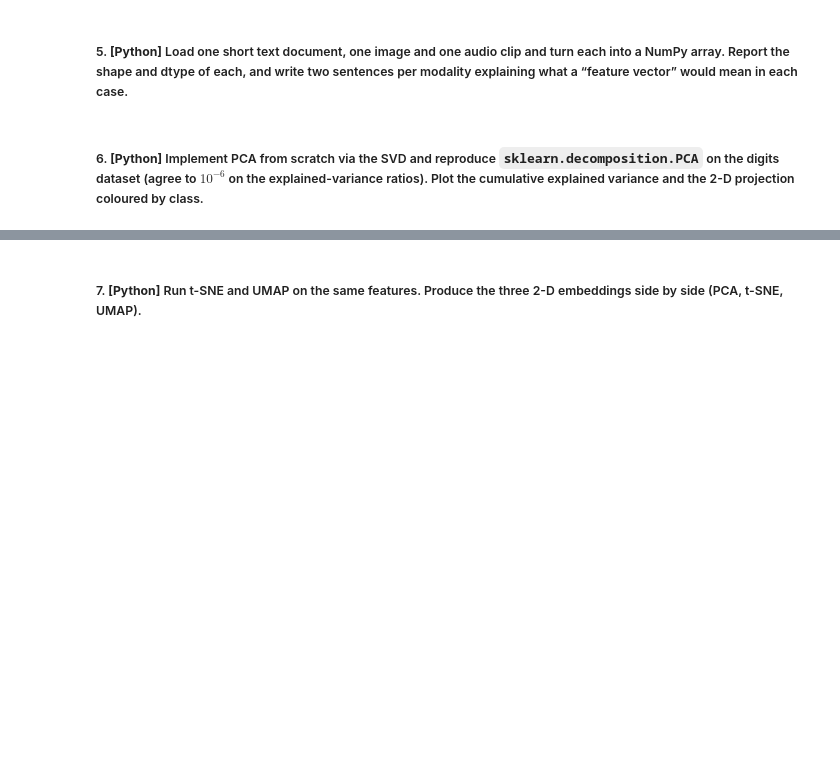
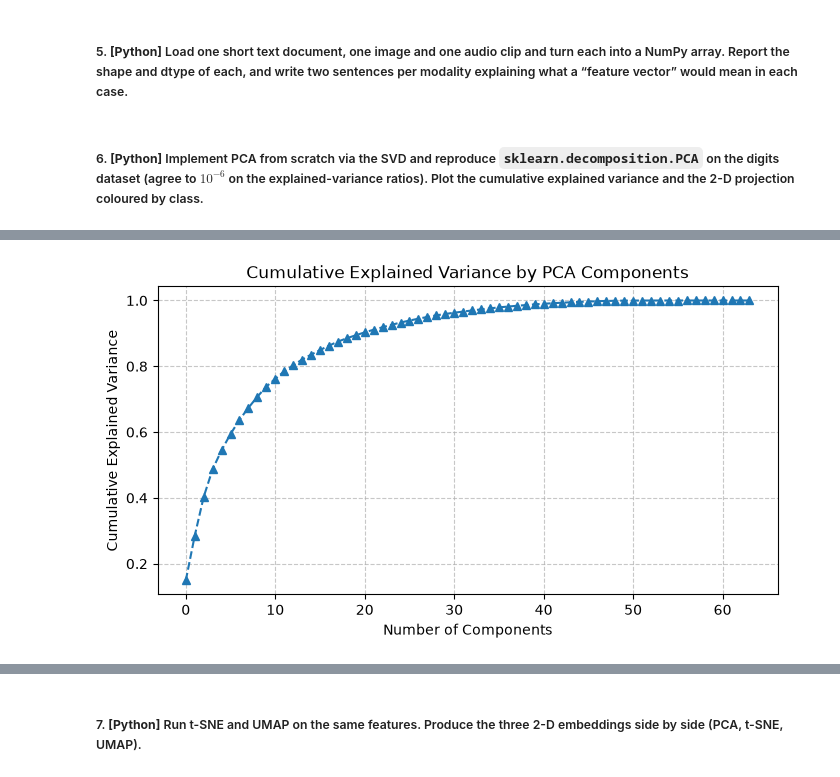
Before and after one commit to Jagaxxx/AUD_labs, a Jupyter notebook: Problem Set 1/l1.ipynb, the cells around one changed output, grey strips where cells are left out. Saved outputs shown, nothing was run; the diff lists cells and outputs as text; code cells hidden in the pictures; blank space fills up the shorter version.

```diff
--- a/Problem Set 1/l1.ipynb
+++ b/Problem Set 1/l1.ipynb
@@ -13,0 +118,26 @@
+# %%
+def pca_via_svd(X: pd.DataFrame, n_components=None) -> tuple[np.ndarray, np.ndarray, np.ndarray]:
+    X_centered = X - np.mean(X, axis=0)
+
+    # X = U @ diag(S) @ Vt
+    U, S, Vt = linalg.svd(X_centered, full_matrices=False)
+
+    n_samples = X.shape[0]
+    eigenvalues = S**2 / (n_samples - 1)
+    eigenvectors = Vt.T   # columns of Vt.T are the normalized eigenvectors of the matrix X.T @ X
+
+    idx_sorted = np.argsort(eigenvalues)[::-1]
+    eigenval_sorted = eigenvalues[idx_sorted]
+    eigenvec_sorted = eigenvectors[:, idx_sorted]
+
+    total_variance = np.sum(eigenval_sorted)
+    explained_var_ratio = eigenval_sorted / total_variance
+
+    if n_components is not None:
+        eigenvec_filtered = eigenvec_sorted[:, :n_components]
+    else:
+        eigenvec_filtered = eigenvec_sorted
+
+    X_transformed = X_centered @ eigenvec_filtered
+
+    return X_transformed, explained_var_ratio, eigenvec_filtered
@@ -13,0 +154,13 @@
+# %%
+_, expl_var_ratio, _ = pca_via_svd(X_digits)
+cum_expl_var = np.cumsum(expl_var_ratio)
+
+plt.figure(figsize=(8, 4))
+plt.plot(cum_expl_var, marker='^', linestyle='--')
+plt.title('Cumulative Explained Variance by PCA Components')
+plt.xlabel('Number of Components')
+plt.ylabel('Cumulative Explained Variance')
+plt.grid(True, linestyle='--', alpha=0.7)
+plt.show()
+# %% [output]
+[figure, added]
```
Also changed, not shown: parts of 11 cells of this notebook, 2 other files.
